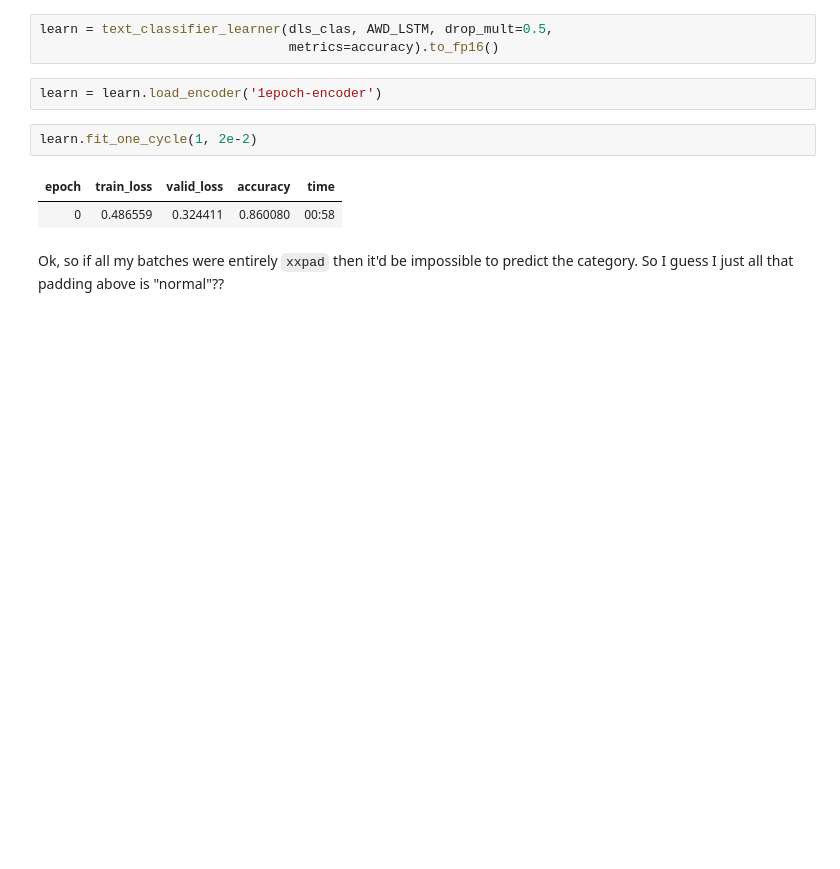
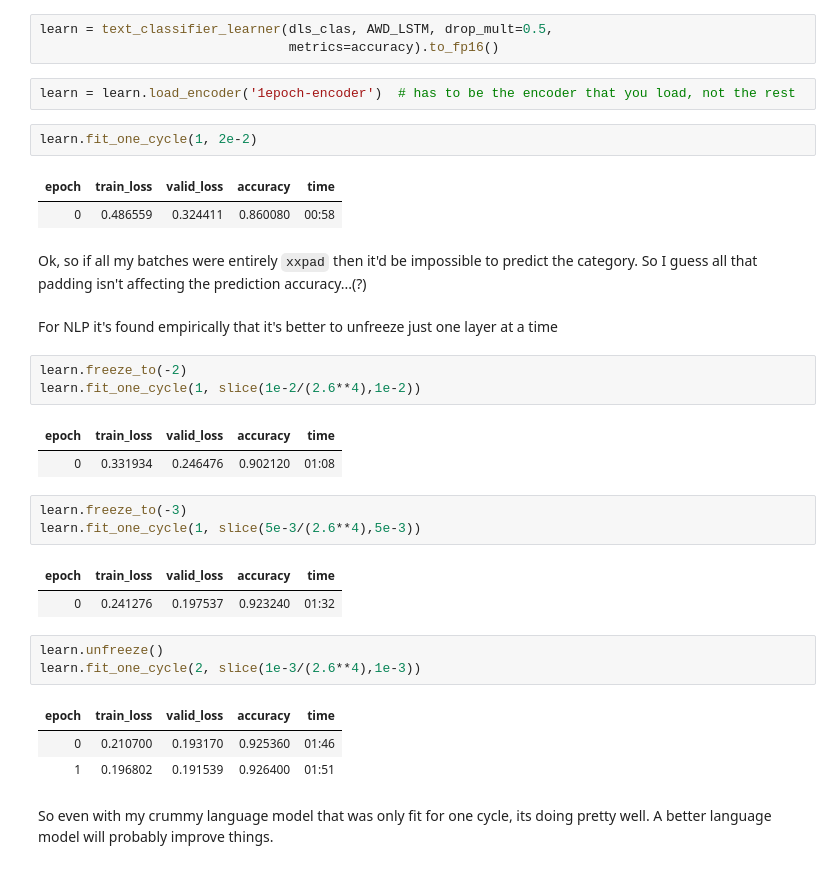
Before and after one commit to jaryaman/fastai-v4, a Jupyter notebook: notebooks/08-JA-NLP.ipynb, the cells around one changed output. Cells and saved outputs as stored; diff of their text form; blank space fills up the shorter version.

```diff
--- a/notebooks/08-JA-NLP.ipynb
+++ b/notebooks/08-JA-NLP.ipynb
@@ -394,11 +394,34 @@ Create learner
 learn = text_classifier_learner(dls_clas, AWD_LSTM, drop_mult=0.5,
                                 metrics=accuracy).to_fp16()
 # %%
-learn = learn.load_encoder('1epoch-encoder')
+learn = learn.load_encoder('1epoch-encoder')  # has to be the encoder that you load, not the rest
 # %%
 learn.fit_one_cycle(1, 2e-2)
 # %% [output]
 | epoch | train_loss | valid_loss | accuracy | time |
 | 0 | 0.486559 | 0.324411 | 0.860080 | 00:58 |
 # %% [markdown]
-Ok, so if all my batches were entirely `xxpad` then it'd be impossible to predict the category. So I guess I just all that padding above is "normal"??
+Ok, so if all my batches were entirely `xxpad` then it'd be impossible to predict the category. So I guess all that padding isn't affecting the prediction accuracy...(?)
+# %% [markdown]
+For NLP it's found empirically that it's better to unfreeze just one layer at a time
+# %%
+learn.freeze_to(-2)
+learn.fit_one_cycle(1, slice(1e-2/(2.6**4),1e-2))
+# %% [output]
+| epoch | train_loss | valid_loss | accuracy | time |
+| 0 | 0.331934 | 0.246476 | 0.902120 | 01:08 |
+# %%
+learn.freeze_to(-3)
+learn.fit_one_cycle(1, slice(5e-3/(2.6**4),5e-3))
+# %% [output]
+| epoch | train_loss | valid_loss | accuracy | time |
+| 0 | 0.241276 | 0.197537 | 0.923240 | 01:32 |
+# %%
+learn.unfreeze()
+learn.fit_one_cycle(2, slice(1e-3/(2.6**4),1e-3))
+# %% [output]
+| epoch | train_loss | valid_loss | accuracy | time |
+| 0 | 0.210700 | 0.193170 | 0.925360 | 01:46 |
+| 1 | 0.196802 | 0.191539 | 0.926400 | 01:51 |
+# %% [markdown]
+So even with my crummy language model that was only fit for one cycle, its doing pretty well. A better language model will probably improve things.
```
Also changed, not shown: parts of 1 cell of this notebook.
